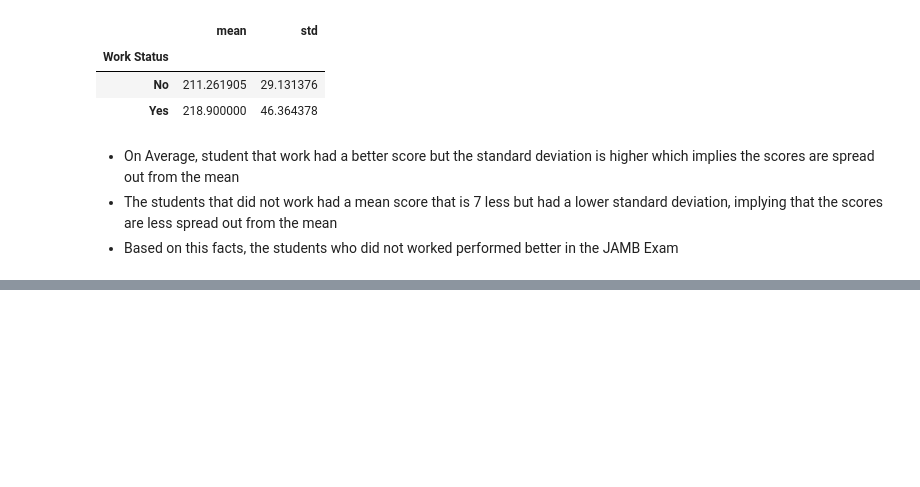
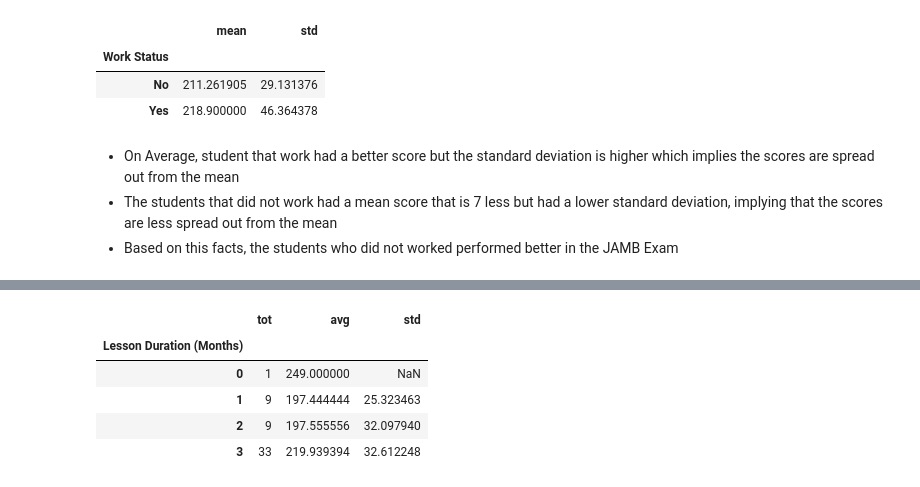
Before and after one commit to valezenwanne/Performance_of_UltraBrain_Students_in_2024_JAMB_Exam, a Jupyter notebook: Performance of Ultra-Brain Student in 2024 JAMB.ipynb, the cells around one changed output, grey strips where cells are left out. Cells and saved outputs as stored; diff of their text form; code cells hidden in the pictures; blank space fills up the shorter version.

```diff
--- a/Performance of Ultra-Brain Student in 2024 JAMB.ipynb
+++ b/Performance of Ultra-Brain Student in 2024 JAMB.ipynb
@@ -1283,0 +1351,9 @@ df.groupby(['Work Status']).agg(mean=('Score 2024', 'mean'), std=('Score 2024',
+# %%
+df.groupby(['Lesson Duration (Months)']).agg(tot=('Student Name', 'count'), avg=('Score 2024', 'mean'), std=('Score 2024', 'std'))
+# %% [output]
+|  | tot | avg | std |
+| Lesson Duration (Months) |  |  |  |
+| 0 | 1 | 249.000000 | NaN |
+| 1 | 9 | 197.444444 | 25.323463 |
+| 2 | 9 | 197.555556 | 32.097940 |
+| 3 | 33 | 219.939394 | 32.612248 |
```
Also changed, not shown: parts of 16 cells of this notebook.
